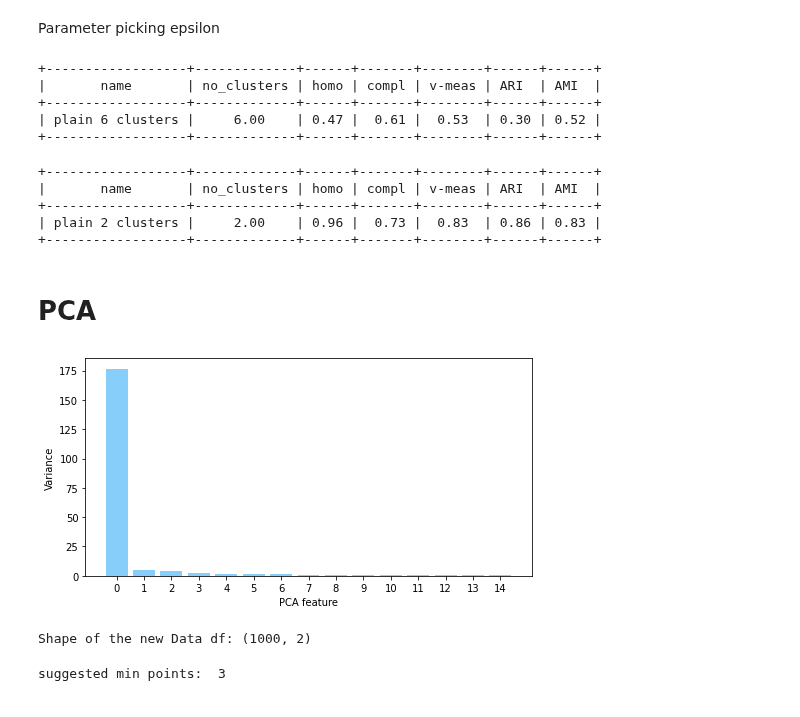
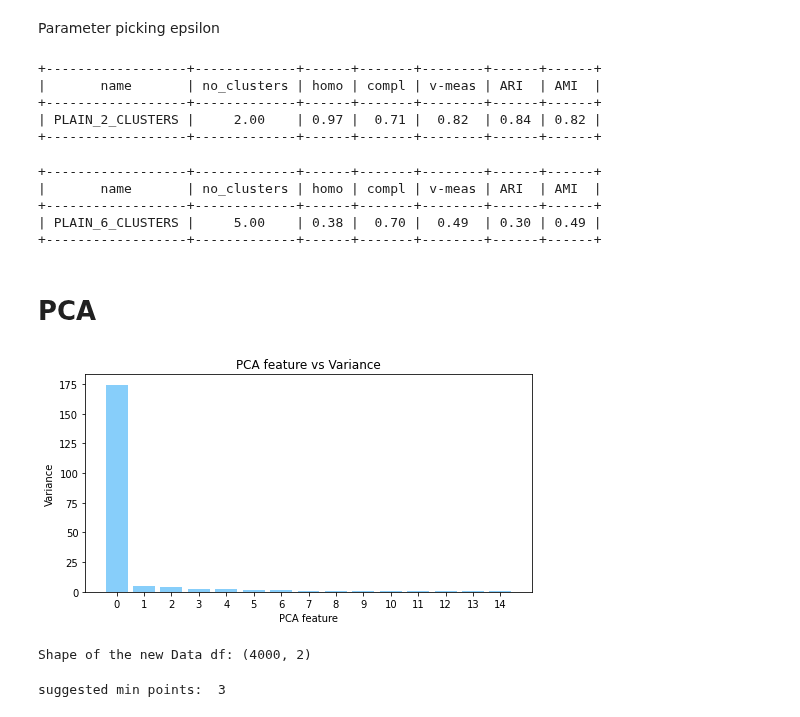
Before and after one commit to claredavies/MachineLearningCoursework, a Jupyter notebook: Assignment3/Assignment3HumanActivityRecognition.ipynb, the cells around one changed output. Drawn from its saved outputs; the diff is of its cells as text; code cells hidden in the pictures.

Commit message:
Able to get roughly 2 & 6 clusters

```diff
--- a/Assignment3/Assignment3HumanActivityRecognition.ipynb
+++ b/Assignment3/Assignment3HumanActivityRecognition.ipynb
@@ -179,8 +183,8 @@ plt.show()
 # %%
-n = 1000
-train = train.iloc[:n]
+n = 4000
+train_subset = train.iloc[:n]
 # %%
-features = train.drop(['subject','ActivityName'], axis=1)
+features = train_subset.drop(['subject','ActivityName'], axis=1)
 # %%
 from sklearn.feature_selection import SelectKBest, f_regression
 def select_k_best(train_data,k):
@@ -341,44 +345,45 @@ print("suggested min points:  " + str(min_points_normal))
 suggested min points:  201
 # %% [markdown]
 Parameter picking epsilon
+# %%
+epsilon_normal_2_classes = 7
+cluster_labels_normal_2_classes = getDbscan(epsilon_normal_2_classes,min_points_normal, X_train)
+evaluation_metrics_normal_2_classes  = get_dbscan_metrics(y_train_2_classes,cluster_labels_normal_2_classes,'PLAIN_2_CLUSTERS')
+print(print_metrics(evaluation_metrics_normal_2_classes))
+# %% [output]
++------------------+-------------+------+-------+--------+------+------+
+|       name       | no_clusters | homo | compl | v-meas | ARI  | AMI  |
++------------------+-------------+------+-------+--------+------+------+
+| PLAIN_2_CLUSTERS |     2.00    | 0.97 |  0.71 |  0.82  | 0.84 | 0.82 |
++------------------+-------------+------+-------+--------+------+------+
 # %%
 epsilon_normal_6_classes = 4
-cluster_labels_normal_6_classes = getDbscan(epsilon_normal_6_classes, 10, X_train)
-evaluation_metrics_normal_6_classes  = get_dbscan_metrics(y_train_6_classes,cluster_labels_normal_6_classes,'plain 6 clusters')
+cluster_labels_normal_6_classes = getDbscan(epsilon_normal_6_classes, 40, X_train)
+evaluation_metrics_normal_6_classes  = get_dbscan_metrics(y_train_6_classes,cluster_labels_normal_6_classes,'PLAIN_6_CLUSTERS')
 print(print_metrics(evaluation_metrics_normal_6_classes))
 # %% [output]
 +------------------+-------------+------+-------+--------+------+------+
 |       name       | no_clusters | homo | compl | v-meas | ARI  | AMI  |
 +------------------+-------------+------+-------+--------+------+------+
-| plain 6 clusters |     6.00    | 0.47 |  0.61 |  0.53  | 0.30 | 0.52 |
+| PLAIN_6_CLUSTERS |     5.00    | 0.38 |  0.70 |  0.49  | 0.30 | 0.49 |
 +------------------+-------------+------+-------+--------+------+------+
-# %%
-epsilon_normal_2_classes = 8
-cluster_labels_normal_2_classes = getDbscan(epsilon_normal_2_classes,min_points_normal, X_train)
-evaluation_metrics_normal_2_classes  = get_dbscan_metrics(y_train_2_classes,cluster_labels_normal_2_classes,'plain 2 clusters')
-print(print_metrics(evaluation_metrics_normal_2_classes))
-# %% [output]
-+------------------+-------------+------+-------+--------+------+------+
-|       name       | no_clusters | homo | compl | v-meas | ARI  | AMI  |
-+------------------+-------------+------+-------+--------+------+------+
-| plain 2 clusters |     2.00    | 0.96 |  0.73 |  0.83  | 0.86 | 0.83 |
-+------------------+-------------+------+-------+--------+------+------+
 # %% [markdown]
 # PCA
 # %%
 #check for optimal number of features
 pca = PCA(random_state=123)
 pca.fit(X_train)
 features = range(pca.n_components_)
 
 plt.figure(figsize=(8,4))
 plt.bar(features[:15], pca.explained_variance_[:15], color='lightskyblue')
 plt.xlabel('PCA feature')
 plt.ylabel('Variance')
+plt.title('PCA feature vs Variance')
 plt.xticks(features[:15])
 plt.show()
 # %% [output]
-[figure, old version]
+[figure, new version]
 # %%
 def pca_transform(n_comp,data):
     pca = PCA(n_components=n_comp, random_state=123)
@@ -388,7 +393,7 @@ def pca_transform(n_comp,data):
 # %%
 X_train_pca = pca_transform(n_comp=2, data=X_train)
 # %% [output]
-Shape of the new Data df: (1000, 2)
+Shape of the new Data df: (4000, 2)
 # %%
 number_of_features_pca = X_train_pca.shape[1]
 min_points_pca = 1+ number_of_features_pca
```
Also changed, not shown: parts of 13 cells of this notebook.
